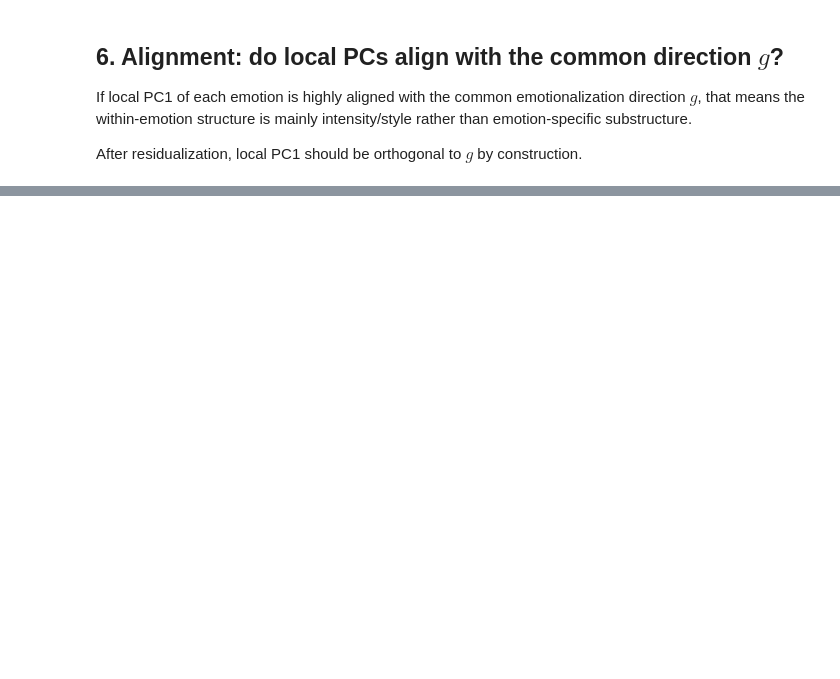
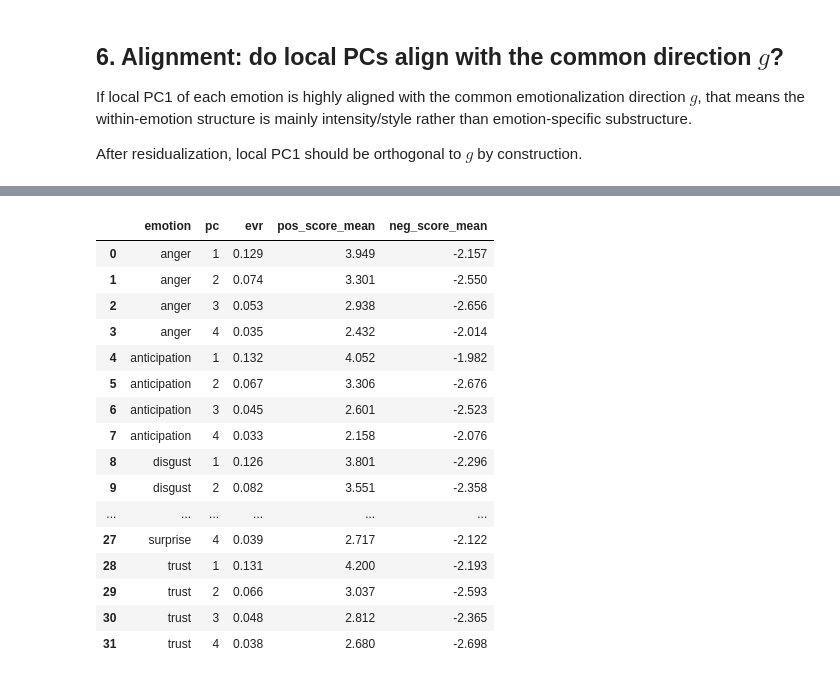
Before and after one commit to maplesugano/EmotionEngine_v2, a Jupyter notebook: notebook/caa_analysis/caa_local_pc_interpretation.ipynb, the cells around one changed output, grey strips where cells are left out. Cells and saved outputs as stored; diff of their text form; code cells hidden in the pictures; blank space fills up the shorter version.

```diff
--- a/notebook/caa_analysis/caa_local_pc_interpretation.ipynb
+++ b/notebook/caa_analysis/caa_local_pc_interpretation.ipynb
@@ -140,20 +153,20 @@ def load_delta_for_emotion(layer: int, emotion_idx: int) -> np.ndarray:
     Memory-safe loader for one emotion at a time.
 
     Returns pooled per-source deltas with shape (N_SUB, D):
-      delta[n] = mean_i(h_emotion[n, emotion_idx, i, layer] - h_base[n, layer])
+      delta[n] = mean_i(h_emotion[n, emotion_idx, i, layer] - h_neutral[n, layer])
 
     Loads one intensity slice at a time to avoid materialising the full
     (N_SUB, N_INT, D) block (~3× peak RAM of the per-intensity slice).
     """
     li = LI_MAP[layer]
-    h_base  = np.asarray(ACT_BASE[SRC_IDX, li, :], dtype=np.float32)   # (N_SUB, D)
-    pooled  = np.zeros((len(SRC_IDX), D), dtype=np.float32)             # accumulator
+    h_neutral = np.asarray(ACT_NEUTRAL[SRC_IDX, li, :], dtype=np.float32)  # (N_SUB, D)
+    pooled    = np.zeros((len(SRC_IDX), D), dtype=np.float32)               # accumulator
     for i_int in range(N_INT):
         h_emo   = np.asarray(ACT_EMO[SRC_IDX, emotion_idx, i_int, li, :], dtype=np.float32)  # (N_SUB, D)
-        pooled += h_emo - h_base
+        pooled += h_emo - h_neutral
         del h_emo
     pooled /= N_INT
-    del h_base
+    del h_neutral
     gc.collect()
     return pooled
 
@@ -634,0 +738,72 @@ plt.show()
+# %%
+# Residualized local-PC interpretation worksheet from collected extremes
+df_extremes_resid = pd.DataFrame(extremes_resid)
+
+def join_examples(block: pd.DataFrame, text_col: str = 'emotion_rewrite', max_items: int = 4) -> str:
+    block = block.sort_values('rank').head(max_items)
+    return '\n'.join(
+        f"- ({row['pc_score']:+.3f}) {truncate(row[text_col], 140)}"
+        for _, row in block.iterrows()
+    )
+
+axis_rows = []
+for (emotion, pc), grp in df_extremes_resid.groupby(['emotion', 'pc'], sort=True):
+    pos = grp[grp['pole'] == '+'].copy()
+    neg = grp[grp['pole'] == '-'].copy()
+
+    axis_rows.append({
+        'emotion': emotion,
+        'pc': pc,
+        'evr': float(grp['evr'].iloc[0]),
+        'n_pos': len(pos),
+        'n_neg': len(neg),
+        'pos_score_mean': float(pos['pc_score'].mean()) if len(pos) else np.nan,
+        'neg_score_mean': float(neg['pc_score'].mean()) if len(neg) else np.nan,
+        'positive_examples': join_examples(pos),
+        'negative_examples': join_examples(neg),
+    })
+
+axis_preview_df = pd.DataFrame(axis_rows).sort_values(['emotion', 'pc']).reset_index(drop=True)
+axis_preview_df.to_csv(OUT_DIR / f'axis_preview_residualized_L{PRIMARY_LAYER}.csv', index=False)
+
+display(axis_preview_df[['emotion', 'pc', 'evr', 'pos_score_mean', 'neg_score_mean']].round(3))
+
+md_lines = [
+    f'# Residualized Axis Preview — Layer {PRIMARY_LAYER}',
+    '',
+    'Use this as a compact worksheet before sending examples to an LLM.',
+    '',
+]
+for _, row in axis_preview_df.iterrows():
+    md_lines += [
+        f"## {row['emotion'].upper()} — PC{int(row['pc'])} (EVR={row['evr']:.4f})",
+        '',
+        '**High-scoring examples**',
+        row['positive_examples'],
+        '',
+        '**Low-scoring examples**',
+        row['negative_examples'],
+        '',
+    ]
+
+axis_preview_md = OUT_DIR / f'axis_preview_residualized_L{PRIMARY_LAYER}.md'
+axis_preview_md.write_text('\n'.join(md_lines), encoding='utf-8')
+print(f'Wrote: {axis_preview_md}')
+# %% [output]
+|  | emotion | pc | evr | pos_score_mean | neg_score_mean |
+| 0 | anger | 1 | 0.129 | 3.949 | -2.157 |
+| 1 | anger | 2 | 0.074 | 3.301 | -2.550 |
+| 2 | anger | 3 | 0.053 | 2.938 | -2.656 |
+| 3 | anger | 4 | 0.035 | 2.432 | -2.014 |
+| 4 | anticipation | 1 | 0.132 | 4.052 | -1.982 |
+| 5 | anticipation | 2 | 0.067 | 3.306 | -2.676 |
+| 6 | anticipation | 3 | 0.045 | 2.601 | -2.523 |
+| 7 | anticipation | 4 | 0.033 | 2.158 | -2.076 |
+| 8 | disgust | 1 | 0.126 | 3.801 | -2.296 |
+| 9 | disgust | 2 | 0.082 | 3.551 | -2.358 |
+| ... | ... | ... | ... | ... | ... |
+| 27 | surprise | 4 | 0.039 | 2.717 | -2.122 |
+| 28 | trust | 1 | 0.131 | 4.200 | -2.193 |
+| 29 | trust | 2 | 0.066 | 3.037 | -2.593 |
+| 30 | trust | 3 | 0.048 | 2.812 | -2.365 |
+| 31 | trust | 4 | 0.038 | 2.680 | -2.698 |
```
Also changed, not shown: parts of 20 cells of this notebook, 55 other files.
